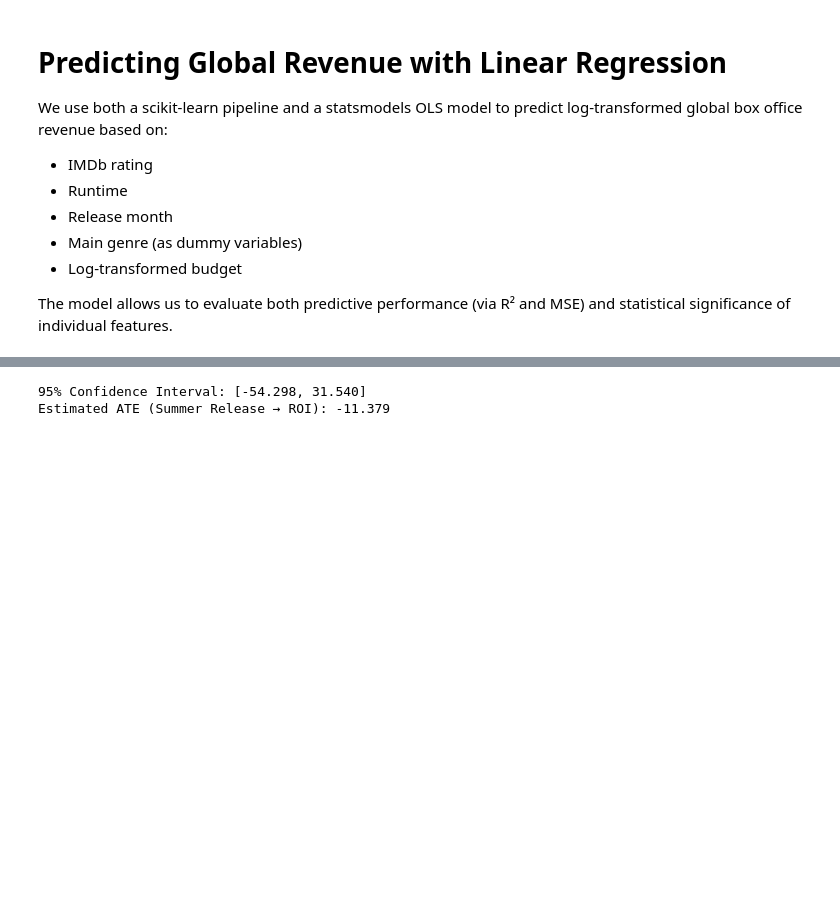
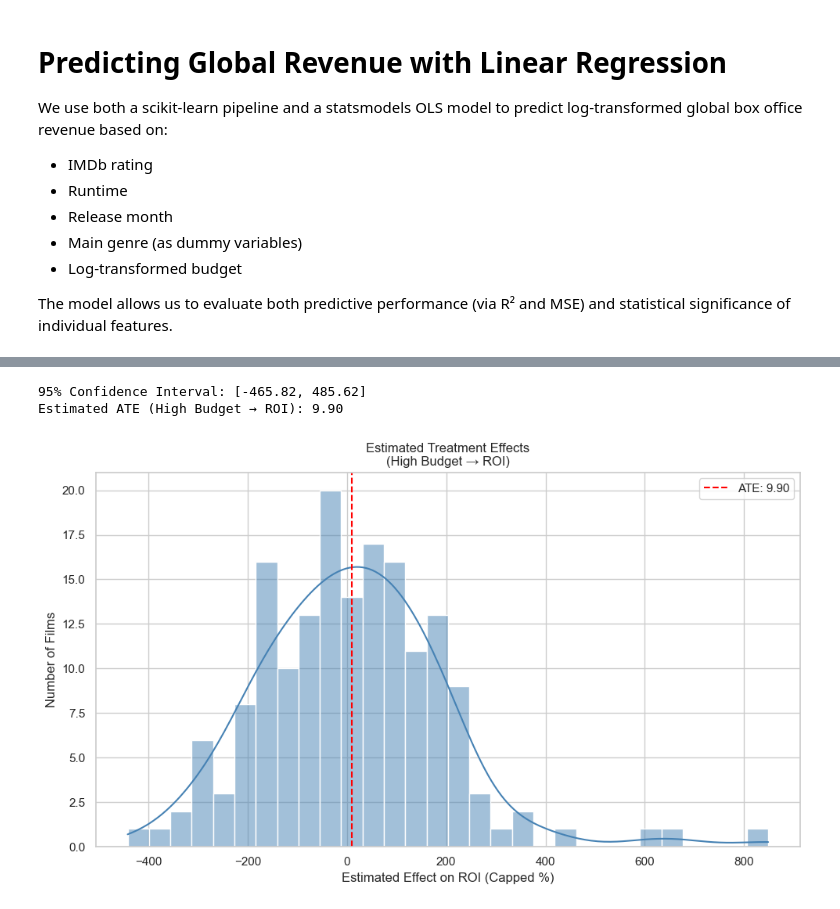
Before and after one commit to Artem7126/box-office-analysis, a Jupyter notebook: blog.ipynb, the cells around one changed output, grey strips where cells are left out. Drawn from its saved outputs; the diff is of its cells as text; code cells hidden in the pictures; blank space fills up the shorter version.

```diff
--- a/blog.ipynb
+++ b/blog.ipynb
@@ -588,52 +639,64 @@ We estimate the Average Treatment Effect (ATE) and compute a 95% confidence inte
 # %%
 from sklearn.ensemble import RandomForestClassifier
 from sklearn.ensemble import RandomForestRegressor
 from econml.dml import CausalForestDML
 
-# Clean and prepare data
-df = df.dropna(subset=['ROI', 'Budget (in $)', 'Running Time (minutes)', 'IMDb_Rating', 'Genre_Original'])
-df['Main_Genre'] = df['Genre_Original'].apply(lambda x: eval(x)[0] if isinstance(x, str) else 'Unknown')
-df['Log_Budget'] = np.log1p(df['Budget (in $)'])
-df['Summer_Release'] = df['Release_Month'].isin([5, 6, 7]).astype(int)
+# Parse genre
+df['Main_Genre'] = df['Genre'].apply(lambda x: eval(x)[0] if isinstance(x, str) else 'Unknown')
 
-# Target and treatment
-Y = df['ROI'].reset_index(drop=True)
-T = df['Summer_Release'].reset_index(drop=True)
+# Define high budget as treatment
+df['High_Budget'] = (df['Budget'] >= 50000000).astype(int)
 
-# Feature columns (including Main_Genre, IMDb, runtime, and log-budget)
+# Log budget
+df['Log_Budget'] = np.log1p(df['Budget'])
+
+# Drop missing final variables
+df = df.dropna(subset=['ROI_Capped', 'High_Budget', 'IMDb_Rating', 'Running Time (minutes)', 'Log_Budget'])
+
+# Set up model variables
+Y = df['ROI_Capped'].reset_index(drop=True)
+T = df['High_Budget'].reset_index(drop=True)
+
+# Prepare features
 X_raw = df[['Main_Genre', 'IMDb_Rating', 'Running Time (minutes)', 'Log_Budget']]
-
-# One-hot encode genre + get column names
 genre_encoder = OneHotEncoder(drop='first', sparse_output=False)
 genre_encoded = genre_encoder.fit_transform(X_raw[['Main_Genre']])
 genre_columns = genre_encoder.get_feature_names_out(['Main_Genre'])
+X_other = X_raw.drop(columns=['Main_Genre']).reset_index(drop=True)
+X_df = pd.concat([X_other, pd.DataFrame(genre_encoded, columns=genre_columns)], axis=1).reset_index(drop=True)
 
-# Combine with other features
-X_other = X_raw.drop(columns=['Main_Genre']).reset_index(drop=True)
-X_df = pd.concat([pd.DataFrame(genre_encoded, columns=genre_columns)], axis=1).reset_index(drop=True)
-
-# Train/test split
+# Split data
 X_train, X_test, T_train, T_test, Y_train, Y_test = train_test_split(X_df, T, Y, test_size=0.2, random_state=42)
 
-# Causal Forest model
+# Causal Forest
 model = CausalForestDML(
     model_y=RandomForestRegressor(n_estimators=100, min_samples_leaf=10, random_state=42),
     model_t=RandomForestClassifier(n_estimators=100, min_samples_leaf=10, random_state=42),
     discrete_treatment=True,
     random_state=42
 )
-
-# Fit model
 model.fit(Y=Y_train, T=T_train, X=X_train)
 
-# Estimate ATE
+# Estimate effects
 treatment_effects = model.effect(X_test)
 ate = np.mean(treatment_effects)
 lower, upper = model.effect_interval(X_test)
 
-# Display the ATE and confidence intervals
-print(f"95% Confidence Interval: [{lower.mean():.3f}, {upper.mean():.3f}]")
-print(f"Estimated ATE (Summer Release → ROI): {ate:.3f}")
+# Output
+print(f"95% Confidence Interval: [{lower.mean():.2f}, {upper.mean():.2f}]")
+print(f"Estimated ATE (High Budget → ROI): {ate:.2f}")
+
+# Plot
+plt.figure(figsize=(10, 6))
+sns.histplot(treatment_effects, bins=30, kde=True, color='steelblue')
+plt.axvline(ate, color='red', linestyle='--', label=f'ATE: {ate:.2f}')
+plt.title('Estimated Treatment Effects\n(High Budget → ROI)')
+plt.xlabel('Estimated Effect on ROI (Capped %)')
+plt.ylabel('Number of Films')
+plt.legend()
+plt.tight_layout()
+plt.show()
 # %% [output]
-95% Confidence Interval: [-54.298, 31.540]
-Estimated ATE (Summer Release → ROI): -11.379
+95% Confidence Interval: [-465.82, 485.62]
+Estimated ATE (High Budget → ROI): 9.90
+[figure, added]
```
Also changed, not shown: parts of 18 cells of this notebook.
